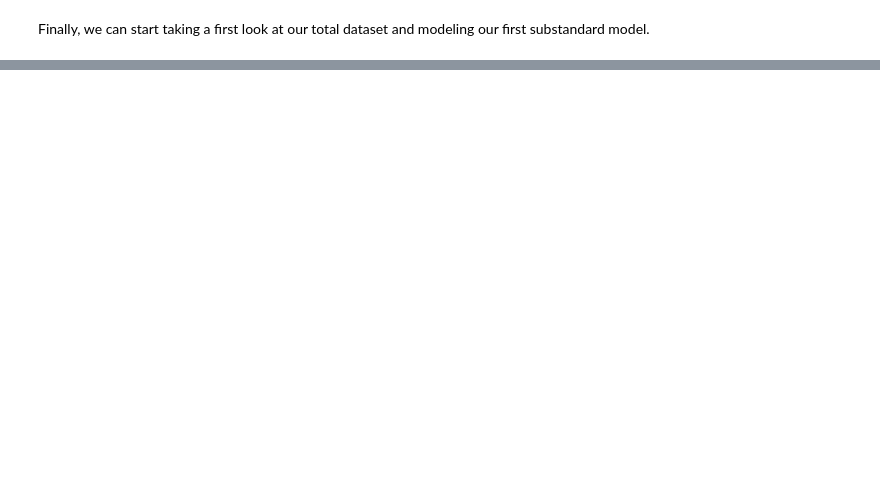
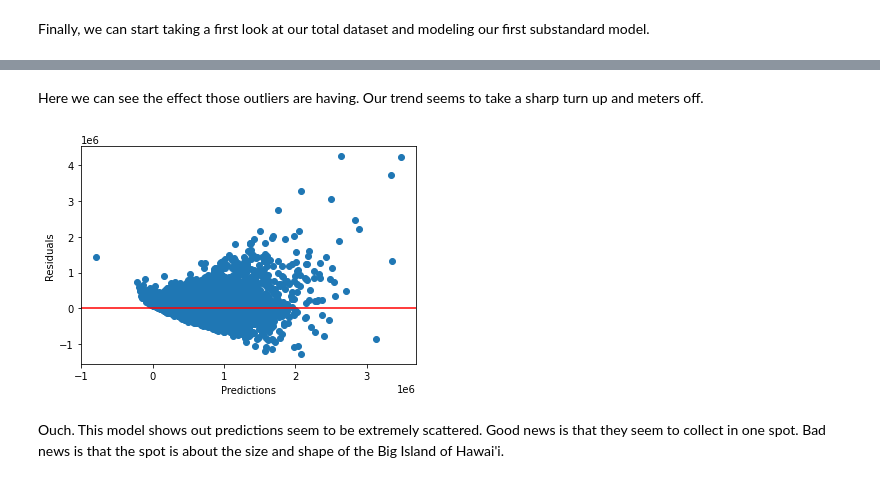
Before and after one commit to jpakele/kingCountyHousingPrediction, a Jupyter notebook: KCHousingModel.ipynb, the cells around one changed output, grey strips where cells are left out. Cells and saved outputs as stored; diff of their text form; code cells hidden in the pictures; blank space fills up the shorter version.

```diff
--- a/KCHousingModel.ipynb
+++ b/KCHousingModel.ipynb
@@ -511,0 +394,17 @@ df.corr()
+# %% [markdown]
+Here we can see the effect those outliers are having. Our trend seems to take a sharp turn up and meters off.
+# %%
+lr = LinearRegression()
+lr.fit(X, y)
+
+yPred = lr.predict(X)
+
+plt.scatter(yPred, residuals)
+plt.axhline(y=0, color = 'red', label = '0')
+plt.xlabel('Predictions')
+plt.ylabel('Residuals')
+plt.show()
+# %% [output]
+[figure, added]
+# %% [markdown]
+Ouch. This model shows out predictions seem to be extremely scattered. Good news is that they seem to collect in one spot. Bad news is that the spot is about the size and shape of the Big Island of Hawai'i.
```
Also changed, not shown: parts of 69 cells of this notebook.
